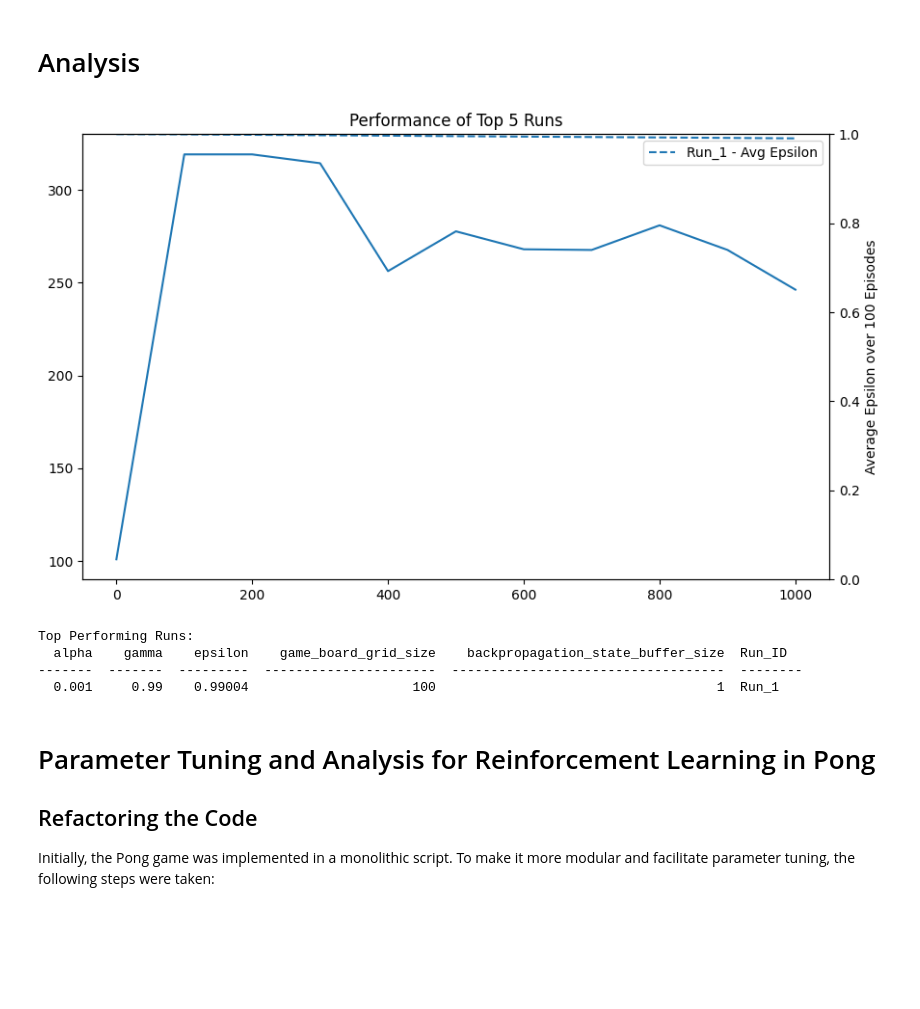
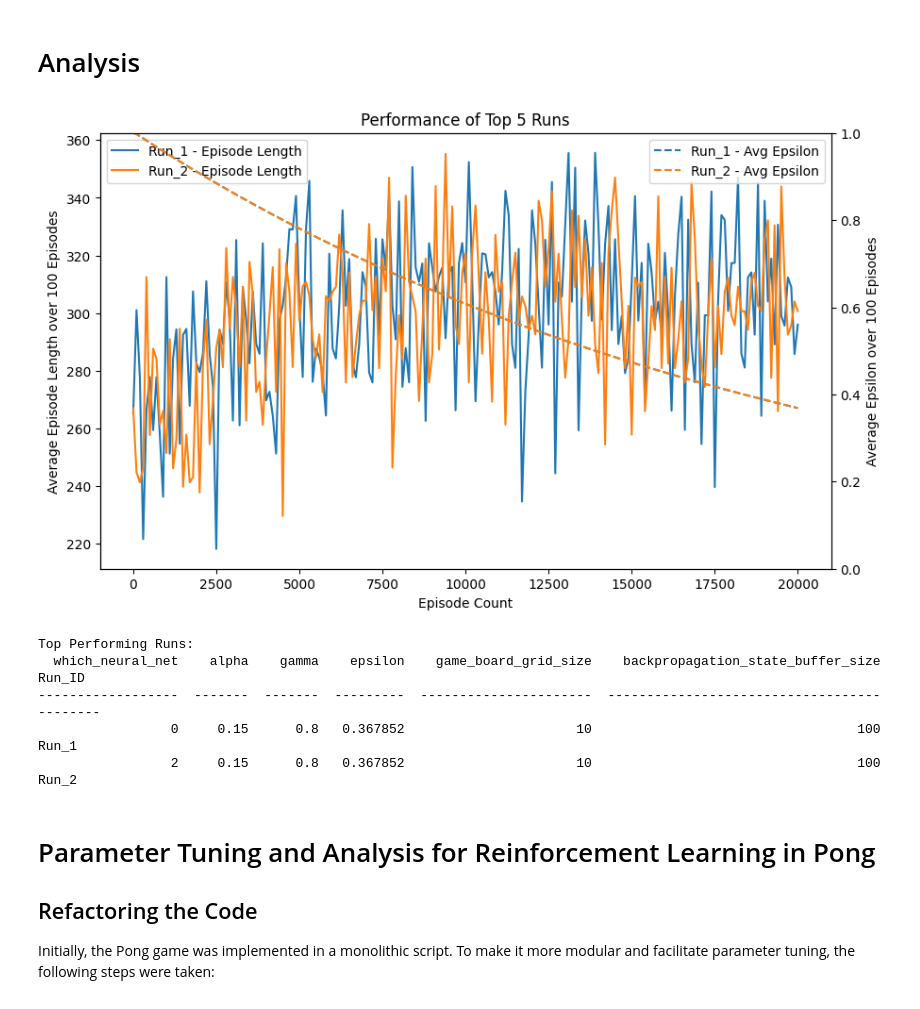
Before and after one commit to joereger/AI-PongReinforcementLearning, a Jupyter notebook: Teaching AI to Play Pong with PyTorch Neural Net.ipynb, the cells around one changed output. Saved outputs shown, nothing was run; the diff lists cells and outputs as text; code cells hidden in the pictures; blank space fills up the shorter version.

Commit message:
varying neural network architecture and size

```diff
--- a/Teaching AI to Play Pong with PyTorch Neural Net.ipynb
+++ b/Teaching AI to Play Pong with PyTorch Neural Net.ipynb
@@ -516,7 +617,7 @@ from tabulate import tabulate
 import matplotlib.pyplot as plt
 
 # Load the data from the pickle file
-with open("data/v52-PyTorch-ParamTest-All-Results.pkl", "rb") as f:
+with open("data/v65-PyTorch-ParamTest-All-Results.pkl", "rb") as f:
     all_results = pickle.load(f)
 
 # Initialize empty lists to store config and metrics data
@@ -550,7 +651,10 @@ sorted_df = df.sort_values(by='max_avg_episode_length', ascending=False)
 top_5_runs = sorted_df.head(5)
 
 # Create a new figure for the plot
-plt.figure(figsize=(10, 6))
+fig, ax1 = plt.subplots(figsize=(10, 6))
+
+# Create a secondary y-axis for the average epsilon values
+ax2 = ax1.twinx()
 
 # Initialize lists to store config and metrics for text summary
 config_list = []
@@ -559,52 +663,50 @@ metrics_list = []
 # Loop through the top 5 runs to plot and collect summaries
 for index, row in top_5_runs.iterrows():
     # Extract the config and metrics for this run
-    config = row[['alpha', 'gamma', 'epsilon', 'game_board_grid_size', 'backpropagation_state_buffer_size']]
+    config = row[['which_neural_net', 'alpha', 'gamma', 'epsilon', 'game_board_grid_size', 'backpropagation_state_buffer_size']]
     metrics_length = row['KR_avg_episode_length_every_100_episodes']
-    metrics_epsilon = row['KR_avg_epsilon_every_100_episodes']  # Assuming this key exists
+    metrics_epsilon = row['KR_avg_epsilon_every_100_episodes']
 
     # Generate a short identifier for the run
     short_id = f"Run_{index+1}"
 
-    # Plotting episode length
-    plt.plot(list(metrics_length.keys()), list(metrics_length.values()), label=f"{short_id} - Episode Length")
-
-    # Create a secondary y-axis for the average epsilon values
-    ax2 = plt.gca().twinx()
+    # Plotting episode length on the primary y-axis
+    ax1.plot(list(metrics_length.keys()), list(metrics_length.values()), label=f"{short_id} - Episode Length")
 
     # Plotting average epsilon on the secondary y-axis
     ax2.plot(list(metrics_epsilon.keys()), list(metrics_epsilon.values()), linestyle='--', label=f"{short_id} - Avg Epsilon")
 
     # Collect data for Text Summary
     config['Run_ID'] = short_id
     config_list.append(config)
     metrics_list.append({"Run_ID": short_id, "Last_Avg_Ep_Length": list(metrics_length.values())[-1]})
 
 # Add legend and labels to the primary y-axis
-plt.legend(loc='upper left')
-plt.xlabel('Episode Count')
-plt.ylabel('Average Episode Length over 100 Episodes')
-plt.title("Performance of Top 5 Runs")
+ax1.legend(loc='upper left')
+ax1.set_xlabel('Episode Count')
+ax1.set_ylabel('Average Episode Length over 100 Episodes')
+ax1.set_title("Performance of Top 5 Runs")
 
 # Add legend and labels to the secondary y-axis
 ax2.legend(loc='upper right')
 ax2.set_ylabel('Average Epsilon over 100 Episodes')
 
 # Set the limits for the secondary y-axis
 ax2.set_ylim([0, 1])
 
 # Show the plot
 plt.show()
 
 # Print out the text summaries
 print("Top Performing Runs:")
 print(tabulate(config_list, headers="keys"))
 # %% [output]
-[figure, old version]
+[figure, new version]
 Top Performing Runs:
-  alpha    gamma    epsilon    game_board_grid_size    backpropagation_state_buffer_size  Run_ID
--------  -------  ---------  ----------------------  -----------------------------------  --------
-  0.001     0.99    0.99004                     100                                    1  Run_1
+  which_neural_net    alpha    gamma    epsilon    game_board_grid_size    backpropagation_state_buffer_size  Run_ID
+------------------  -------  -------  ---------  ----------------------  -----------------------------------  --------
+                 0     0.15      0.8   0.367852                      10                                  100  Run_1
+                 2     0.15      0.8   0.367852                      10                                  100  Run_2
 # %% [markdown]
 # Parameter Tuning and Analysis for Reinforcement Learning in Pong
 
```
Also changed, not shown: parts of 1 cell of this notebook.
